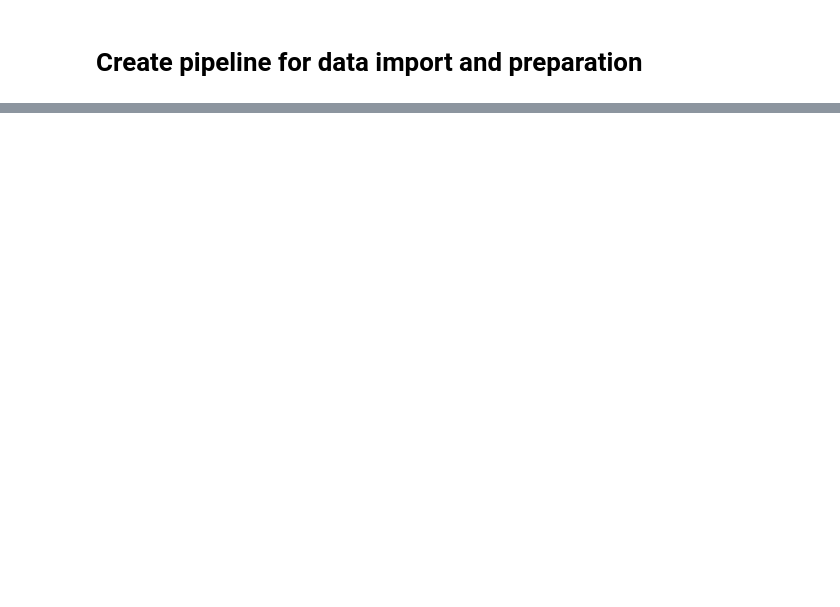
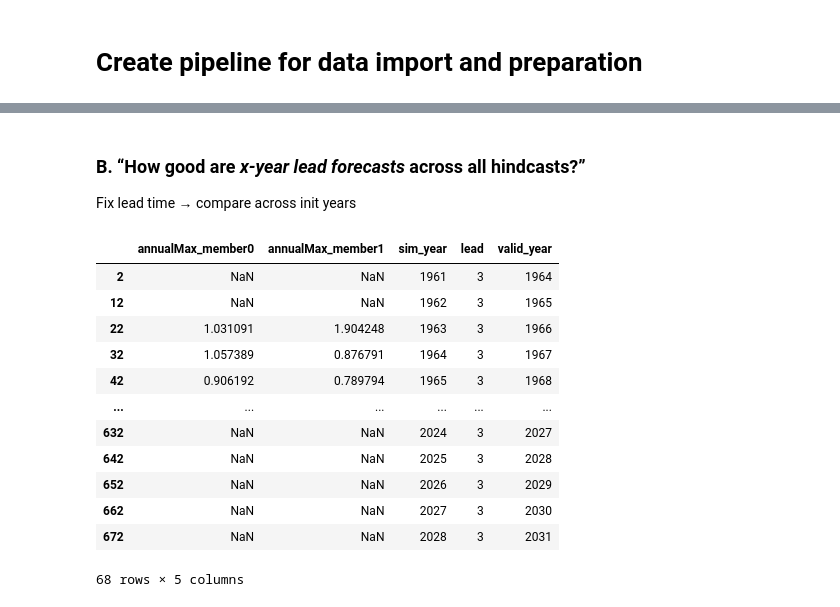
Before and after one commit to silviaelisabeth/SeaLevelExtremes, a Jupyter notebook: script/data_exploration.ipynb, the cells around one changed output, grey strips where cells are left out. Saved outputs shown, nothing was run; the diff lists cells and outputs as text; code cells hidden in the pictures; blank space fills up the shorter version.

```diff
--- a/script/data_exploration.ipynb
+++ b/script/data_exploration.ipynb
@@ -346 +613,4 @@ sim_year_selected
+# %% [markdown]
+### B. “How good are *x-year lead forecasts* across all hindcasts?”
+Fix lead time → compare across init years
 # %%
@@ -354,41 +619,23 @@ sim_year_forecast
 # %%
-def plot_forecast_timeseries_from_inityear_for_location(
-    sim_year_forecast: DataFrame, sim_year_selected: int, location: Location, site_id:int, model_name: str,
-    save_time_series_plot: bool = True,  figsize=(13, 3.5),
-    ) -> plt.Figure:
-
-    fig, ax = plt.subplots(figsize=figsize)
-    title = "Annual storm-surge maxima at "
-    title += f"{location.address} (site-id {site_id})" if location else f"site-id {site_id}"
-    ax.set_title(
-        title + f" for simulation year {sim_year_selected} (Overview, model {model_name})",
-        loc='left', fontsize=fs_title
-        )
-
-    sim_year_forecast.set_index('valid_year').filter(like='annualMax').plot(ax=ax, marker='o')
-
-    ax.set_ylabel('Annual storm-surge maxima, m')
-    ax.set_xlabel('verification year')
-
-    ax.grid(False)
-    sns.despine()
-    plt.tight_layout()
-
-    if save_time_series_plot:
-        export_dir_figures.mkdir(parents=True, exist_ok=True)
-        file_name = f"sim_year/forecast_with_simyear-{sim_year_selected}_for_{location}_model_{model_name}.png"
-        print(f"saving map to {export_dir_figures/"sim_year"} as {file_name}")
-
-        fig.savefig(
-            export_dir_figures / file_name, dpi=300, bbox_inches='tight'
-            )
-
-    plt.close(fig)
-    return fig
+def select_location_data_with_lead(df_site: DataFrame, lead_selected: int) -> DataFrame:
+    lead_year_forecast = df_site[df_site.lead == lead_selected]
+    return lead_year_forecast.sort_values('valid_year')
 
 # ----------------------------------------------------
 
-fig = plot_forecast_timeseries_from_inityear_for_location(
-    sim_year_forecast, sim_year_selected, location, site_id, model_name,save_time_series_plot=True
-    )
-fig
+lead_year_forecast = select_location_data_with_lead(df_site, lead_selected)
+lead_year_forecast
+# %% [output]
+|  | annualMax_member0 | annualMax_member1 | sim_year | lead | valid_year |
+| 2 | NaN | NaN | 1961 | 3 | 1964 |
+| 12 | NaN | NaN | 1962 | 3 | 1965 |
+| 22 | 1.031091 | 1.904248 | 1963 | 3 | 1966 |
+| 32 | 1.057389 | 0.876791 | 1964 | 3 | 1967 |
+| 42 | 0.906192 | 0.789794 | 1965 | 3 | 1968 |
+| ... | ... | ... | ... | ... | ... |
+| 632 | NaN | NaN | 2024 | 3 | 2027 |
+| 642 | NaN | NaN | 2025 | 3 | 2028 |
+| 652 | NaN | NaN | 2026 | 3 | 2029 |
+| 662 | NaN | NaN | 2027 | 3 | 2030 |
+| 672 | NaN | NaN | 2028 | 3 | 2031 |
+68 rows × 5 columns
```
Also changed, not shown: parts of 98 cells of this notebook.
